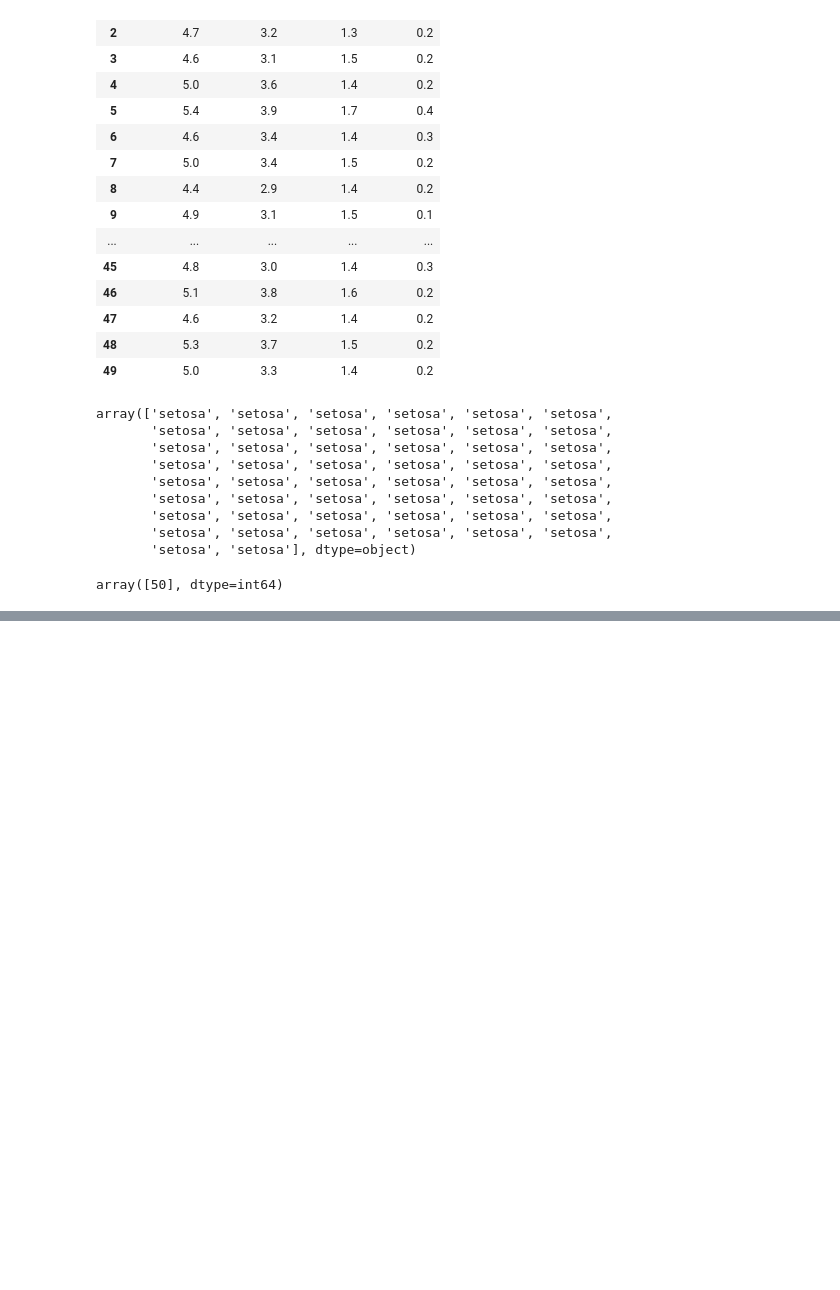
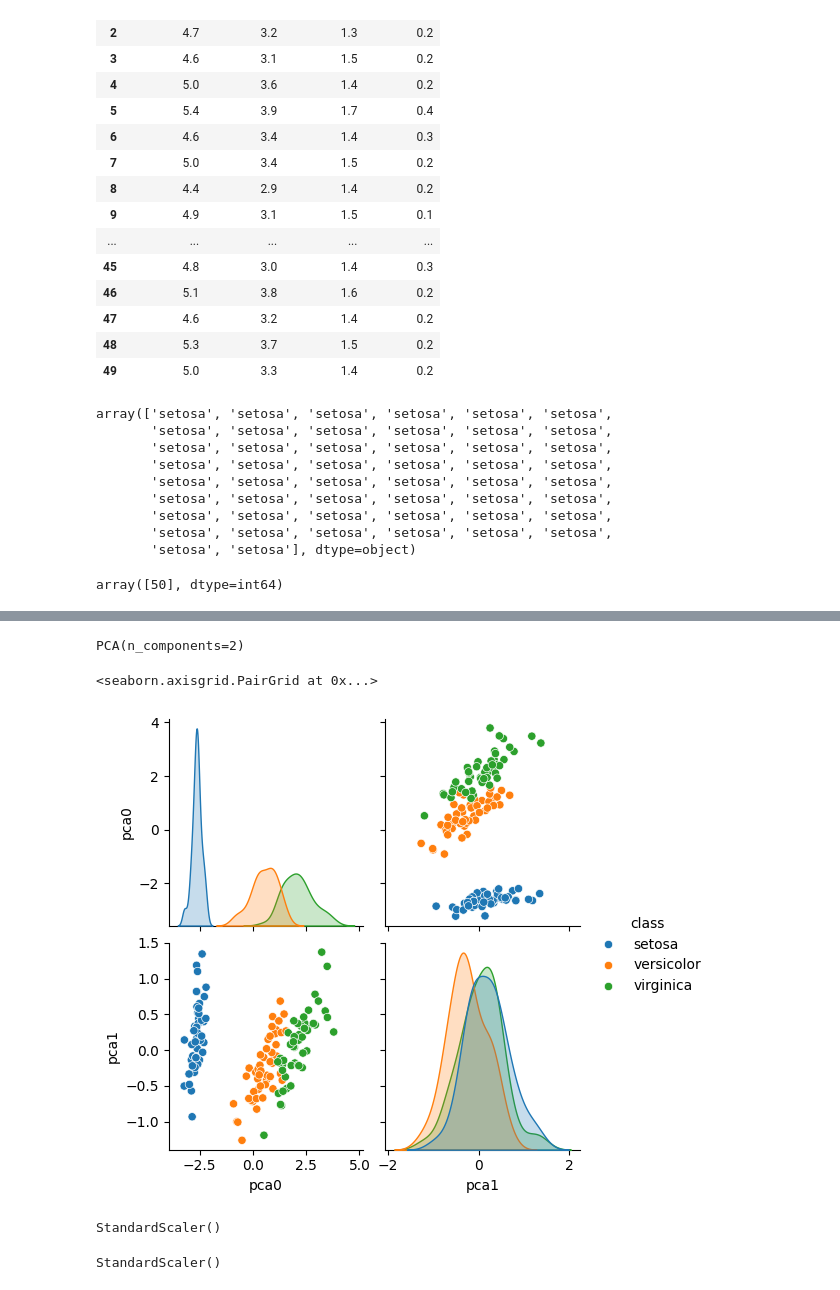
Before and after one commit to G00232918/machine_learning_and_stats, a Jupyter notebook: tasks.ipynb, the cells around one changed output, grey strips where cells are left out. Cells and saved outputs as stored; diff of their text form; code cells hidden in the pictures; blank space fills up the shorter version.

```diff
--- a/tasks.ipynb
+++ b/tasks.ipynb
@@ -565,0 +656,6 @@ KNN was used to classify each record in the dataset and in the end it gave accur
+# %%
+# show the original classifications
+df_pca = pd.DataFrame(df[['class']])
+
+# Show.
+df_pca
@@ -565,0 +676,28 @@ KNN was used to classify each record in the dataset and in the end it gave accur
+# %%
+# incorporate the PCA variables.
+df_pca['pca0'] = X_pca[:, 0]
+df_pca['pca1'] = X_pca[:, 1]
+
+# show.
+iris_pca
+# %% [output]
+PCA(n_components=2)
+# %%
+# pairplot
+sns.pairplot(df_pca, hue='class')
+# %% [output]
+<seaborn.axisgrid.PairGrid at 0x...>
+[figure, added]
+# %%
+# create a standard scaler
+scaler = pre.StandardScaler()
+
+# show
+scaler
+# %% [output]
+StandardScaler()
+# %%
+# fit the data to the scaler
+scaler.fit(X)
+# %% [output]
+StandardScaler()
```
Also changed, not shown: parts of 31 cells of this notebook, 1 other file.
